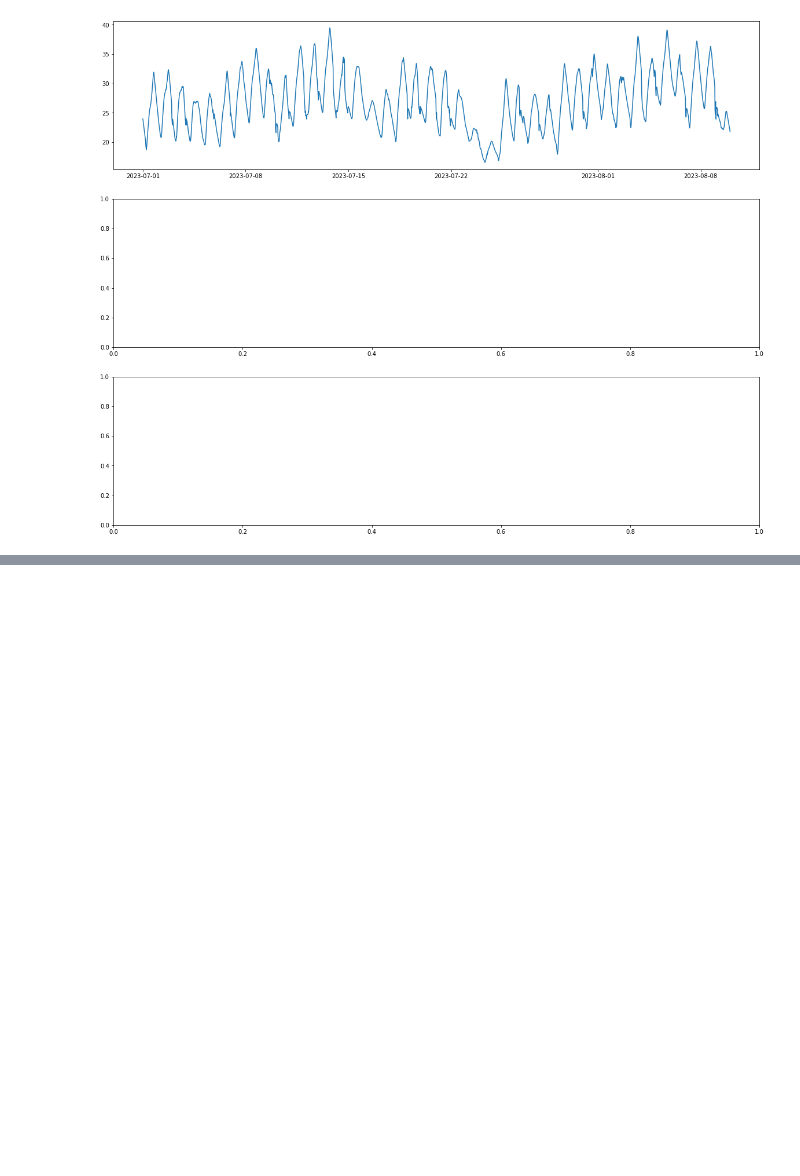
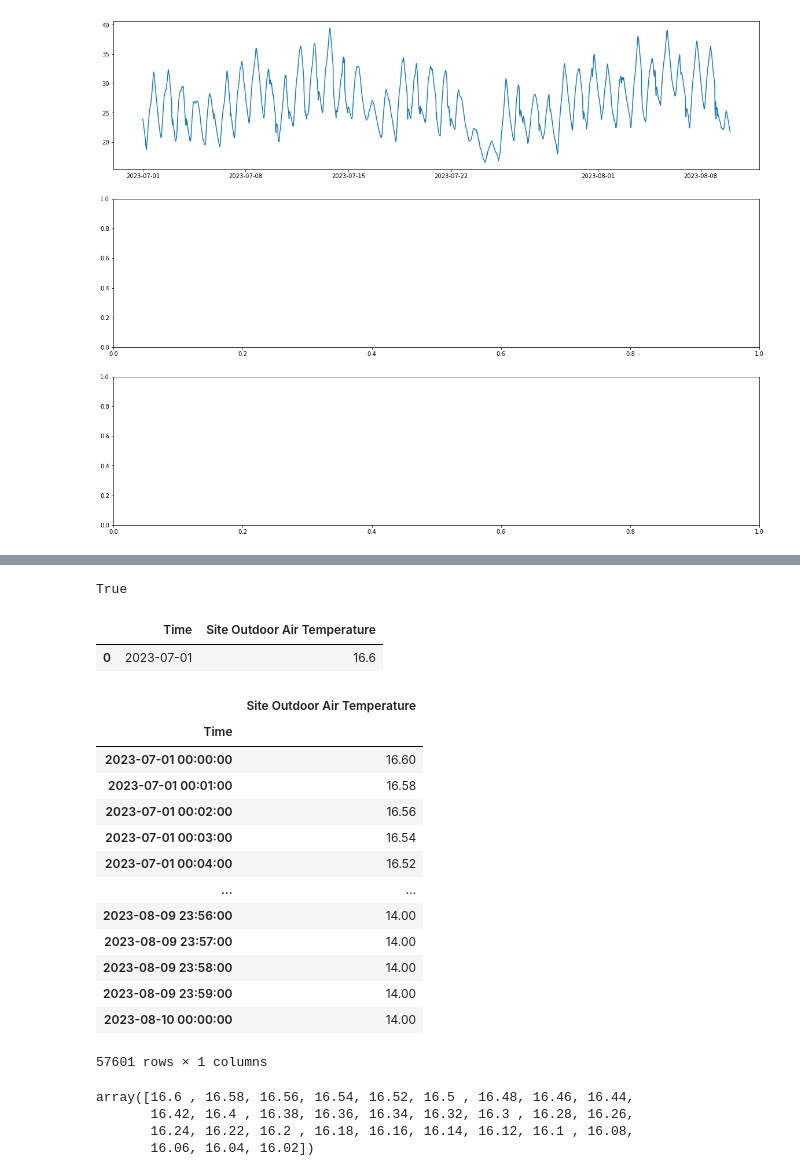
Before and after one commit to PIC-Lab/community_energy_control, a Jupyter notebook: community_sim/plotting.ipynb, the cells around one changed output, grey strips where cells are left out. Saved outputs shown, nothing was run; the diff lists cells and outputs as text; code cells hidden in the pictures; blank space fills up the shorter version.

```diff
--- a/community_sim/plotting.ipynb
+++ b/community_sim/plotting.ipynb
@@ -173,0 +186,3 @@ KeyError: 'Predicted Temperature'
+# %%
+weather = pd.read_csv('results/summer/1_out.csv', usecols=['Time', 'Site Outdoor Air Temperature'])
+weather['Time'] = pd.to_datetime(weather['Time'], format="%Y-%m-%d %H:%M:%S")
@@ -173,0 +197,36 @@ KeyError: 'Predicted Temperature'
+# %%
+times[0] == weather.loc[0, 'Time']
+# %% [output]
+True
+# %%
+weather.loc[weather['Time'] == times[0]]
+# %% [output]
+|  | Time | Site Outdoor Air Temperature |
+| 0 | 2023-07-01 | 16.6 |
+# %%
+new_df = weather.set_index(weather['Time'])
+new_df.drop('Time', axis=1, inplace=True)
+new_df
+# %% [output]
+|  | Site Outdoor Air Temperature |
+| Time |  |
+| 2023-07-01 00:00:00 | 16.60 |
+| 2023-07-01 00:01:00 | 16.58 |
+| 2023-07-01 00:02:00 | 16.56 |
+| 2023-07-01 00:03:00 | 16.54 |
+| 2023-07-01 00:04:00 | 16.52 |
+| ... | ... |
+| 2023-08-09 23:56:00 | 14.00 |
+| 2023-08-09 23:57:00 | 14.00 |
+| 2023-08-09 23:58:00 | 14.00 |
+| 2023-08-09 23:59:00 | 14.00 |
+| 2023-08-10 00:00:00 | 14.00 |
+57601 rows × 1 columns
+# %%
+pos = new_df.index.get_loc(times[0])
+new_df['Site Outdoor Air Temperature'].iloc[pos:pos+30].to_numpy()
+# %% [output]
+array([16.6 , 16.58, 16.56, 16.54, 16.52, 16.5 , 16.48, 16.46, 16.44,
+       16.42, 16.4 , 16.38, 16.36, 16.34, 16.32, 16.3 , 16.28, 16.26,
+       16.24, 16.22, 16.2 , 16.18, 16.16, 16.14, 16.12, 16.1 , 16.08,
+       16.06, 16.04, 16.02])
```
Also changed, not shown: parts of 5 cells of this notebook, 10 other files.
